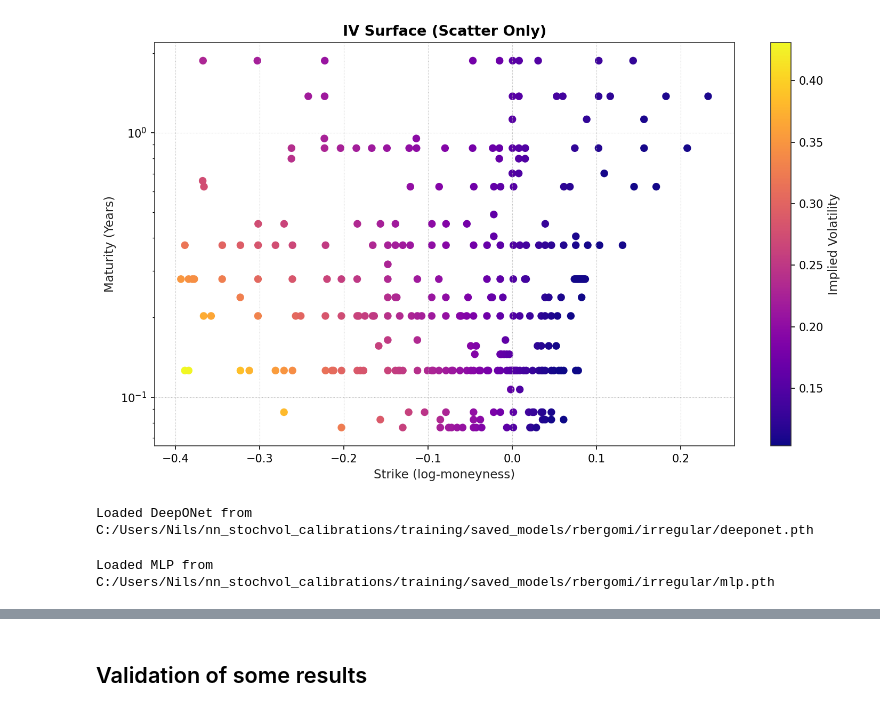
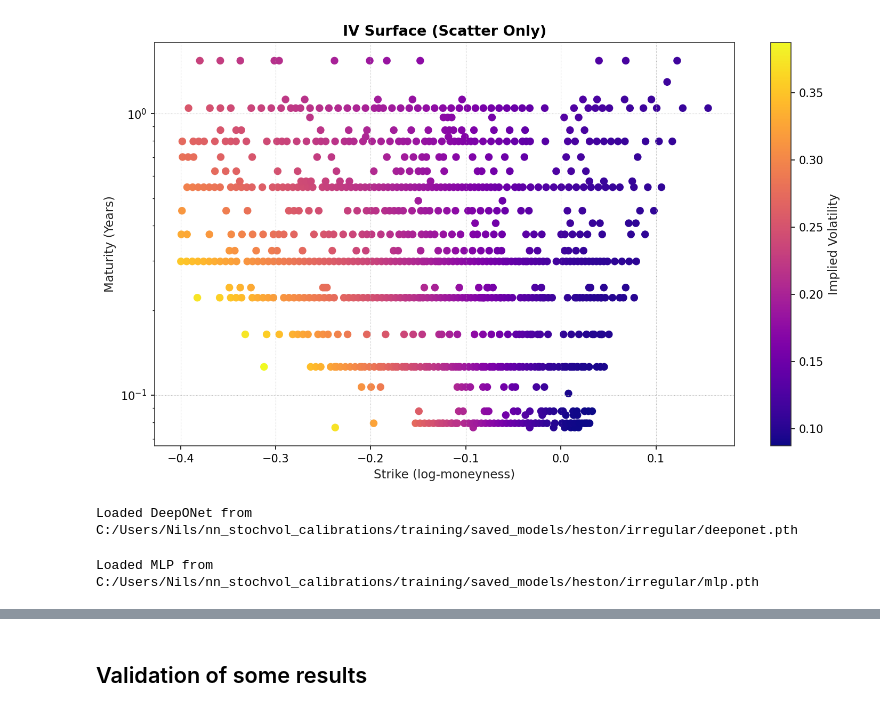
Before and after one commit to nwinkler99/deeponet_calibrations, a Jupyter notebook: real_calibration/ivs_calibration.ipynb, the cells around one changed output, grey strips where cells are left out. Saved outputs shown, nothing was run; the diff lists cells and outputs as text; code cells hidden in the pictures.

```diff
--- a/real_calibration/ivs_calibration.ipynb
+++ b/real_calibration/ivs_calibration.ipynb
@@ -1,25 +1,28 @@
 # %%
 import pandas as pd
 import numpy as np
 import sys, os
 from typing import List, Tuple
 import pandas as pd
 import matplotlib.pyplot as plt
 import numpy as np
 import math
 
-vol="rbergomi"
+vol="heston"
 
 sys.path.append(os.path.abspath(os.path.join(os.getcwd(), '..')))
-from generation.utils import plot_iv_surface_scatter, preprocess_and_filter_otm, build_market_surfaces,  plot_param_grid
-from models.framework import DeepONet, MLP
+from generation.utils import plot_iv_surface_scatter, preprocess_and_filter_otm, build_market_surfaces,  plot_param_grid, load_effr_rates_csv
+from models.framework import DeepONet, MLP, BaseModel
+
 
 df = pd.read_csv("C:/Users/Nils/nn_stochvol_calibrations/real_calibration/data_download.csv")
-df = preprocess_and_filter_otm(df)
+rates = load_effr_rates_csv("C:/Users/Nils/nn_stochvol_calibrations/real_calibration/EFFR.csv")
+
+df = preprocess_and_filter_otm(df, rates, q=0.016)
 surfaces = build_market_surfaces(df)
-plot_iv_surface_scatter(surfaces[1]["iv_surface"],surfaces[1]["grid"]["strikes"],np.exp(surfaces[1]["grid"]["maturities"]))
+plot_iv_surface_scatter(surfaces[-1]["iv_surface"],surfaces[-1]["grid"]["strikes"],np.exp(surfaces[-1]["grid"]["maturities"]))
 # %% [output]
-[figure, old version]
+[figure, new version]
 # %%
 model_path=f"C:/Users/Nils/nn_stochvol_calibrations/training/saved_models/{vol}/irregular/deeponet.pth"
 x = DeepONet.load(model_path)
@@ -29,7 +32,7 @@ for surface in surfaces:
     res["date"] = surface["date"]
     deeponet_res.append(res)
 # %% [output]
-Loaded DeepONet from C:/Users/Nils/nn_stochvol_calibrations/training/saved_models/rbergomi/irregular/deeponet.pth
+Loaded DeepONet from C:/Users/Nils/nn_stochvol_calibrations/training/saved_models/heston/irregular/deeponet.pth
 # %%
 model_path=f"C:/Users/Nils/nn_stochvol_calibrations/training/saved_models/{vol}/irregular/mlp.pth"
 y = MLP.load(model_path)
@@ -45,7 +48,7 @@ for surface in surfaces:
         res_a["date"] = surface["date"]
         analytic_res.append(res_a)
 # %% [output]
-Loaded MLP from C:/Users/Nils/nn_stochvol_calibrations/training/saved_models/rbergomi/irregular/mlp.pth
+Loaded MLP from C:/Users/Nils/nn_stochvol_calibrations/training/saved_models/heston/irregular/mlp.pth
 # %%
 save_path=f"C:/Users/Nils/nn_stochvol_calibrations/real_calibration/plots/{vol}"
 
```
Also changed, not shown: parts of 2 cells of this notebook, 6 other files.
